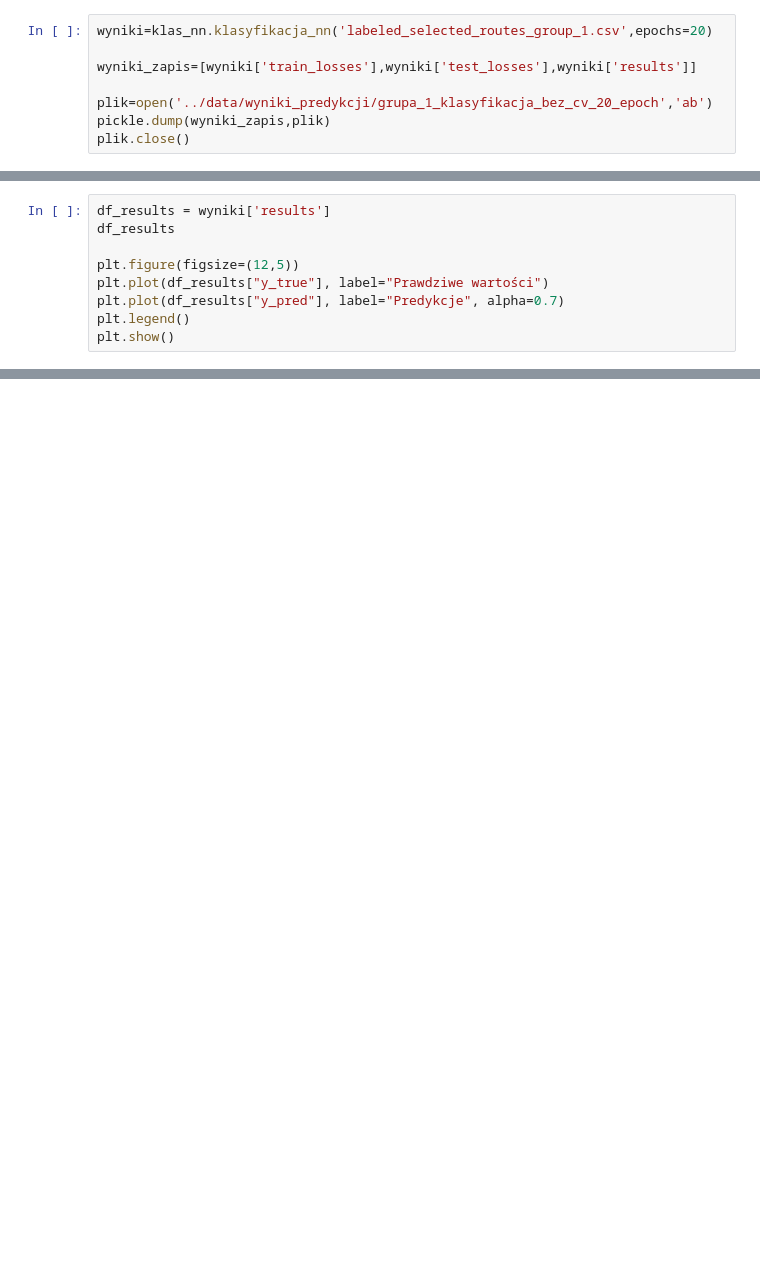
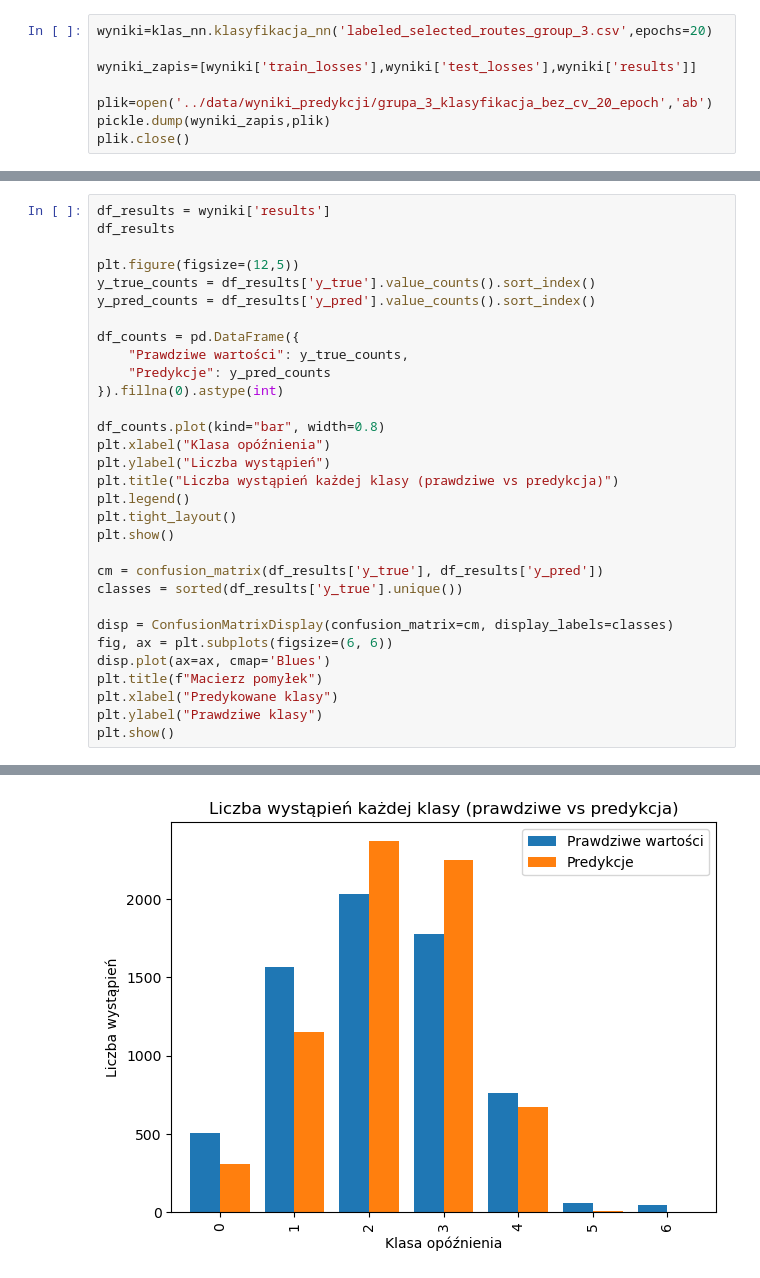
Before and after one commit to chalupka-student/autobusy, a Jupyter notebook: skrypty/klasyfikacja.ipynb, the cells around one changed output, grey strips where cells are left out. Cells and saved outputs as stored; diff of their text form; blank space fills up the shorter version.

Commit message:
kolejne predykcje

```diff
--- a/skrypty/klasyfikacja.ipynb
+++ b/skrypty/klasyfikacja.ipynb
@@ -10,9 +31,9 @@ import pickle
 # %%
-wyniki=klas_nn.klasyfikacja_nn('labeled_selected_routes_group_1.csv',epochs=20)
+wyniki=klas_nn.klasyfikacja_nn('labeled_selected_routes_group_3.csv',epochs=20)
 
 wyniki_zapis=[wyniki['train_losses'],wyniki['test_losses'],wyniki['results']]
 
-plik=open('../data/wyniki_predykcji/grupa_1_klasyfikacja_bez_cv_20_epoch','ab')
+plik=open('../data/wyniki_predykcji/grupa_3_klasyfikacja_bez_cv_20_epoch','ab')
 pickle.dump(wyniki_zapis,plik)
 plik.close()
 # %% [output]
@@ -22,7 +62,30 @@ df_results = wyniki['results']
 df_results
 
 plt.figure(figsize=(12,5))
-plt.plot(df_results["y_true"], label="Prawdziwe wartości")
-plt.plot(df_results["y_pred"], label="Predykcje", alpha=0.7)
+y_true_counts = df_results['y_true'].value_counts().sort_index()
+y_pred_counts = df_results['y_pred'].value_counts().sort_index()
+
+df_counts = pd.DataFrame({
+    "Prawdziwe wartości": y_true_counts,
+    "Predykcje": y_pred_counts
+}).fillna(0).astype(int)
+
+df_counts.plot(kind="bar", width=0.8)
+plt.xlabel("Klasa opóźnienia")
+plt.ylabel("Liczba wystąpień")
+plt.title("Liczba wystąpień każdej klasy (prawdziwe vs predykcja)")
 plt.legend()
+plt.tight_layout()
 plt.show()
+
+cm = confusion_matrix(df_results['y_true'], df_results['y_pred'])
+classes = sorted(df_results['y_true'].unique())
+
+disp = ConfusionMatrixDisplay(confusion_matrix=cm, display_labels=classes)
+fig, ax = plt.subplots(figsize=(6, 6))
+disp.plot(ax=ax, cmap='Blues')
+plt.title(f"Macierz pomyłek")
+plt.xlabel("Predykowane klasy")
+plt.ylabel("Prawdziwe klasy")
+plt.show()
+# %% [output]
@@ -28,0 +93 @@ plt.show()
+[figure, added]
```
Also changed, not shown: parts of 6 cells of this notebook, 9 other files.
